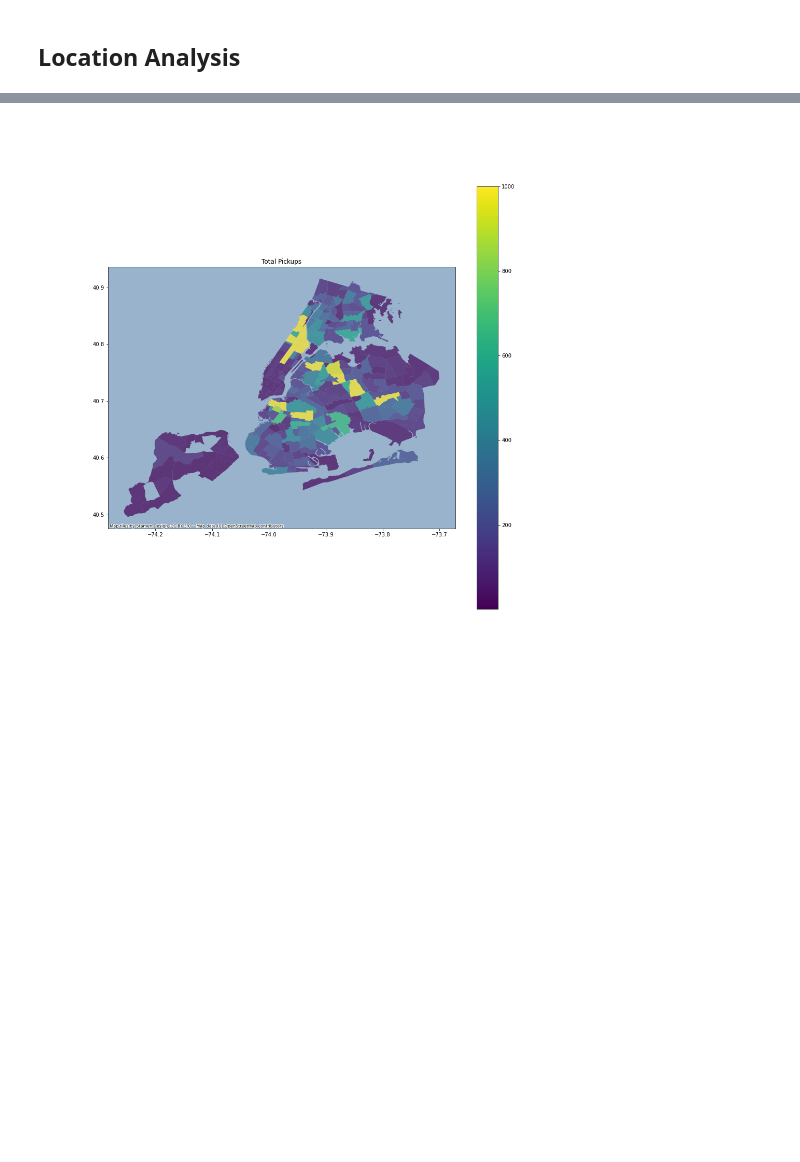
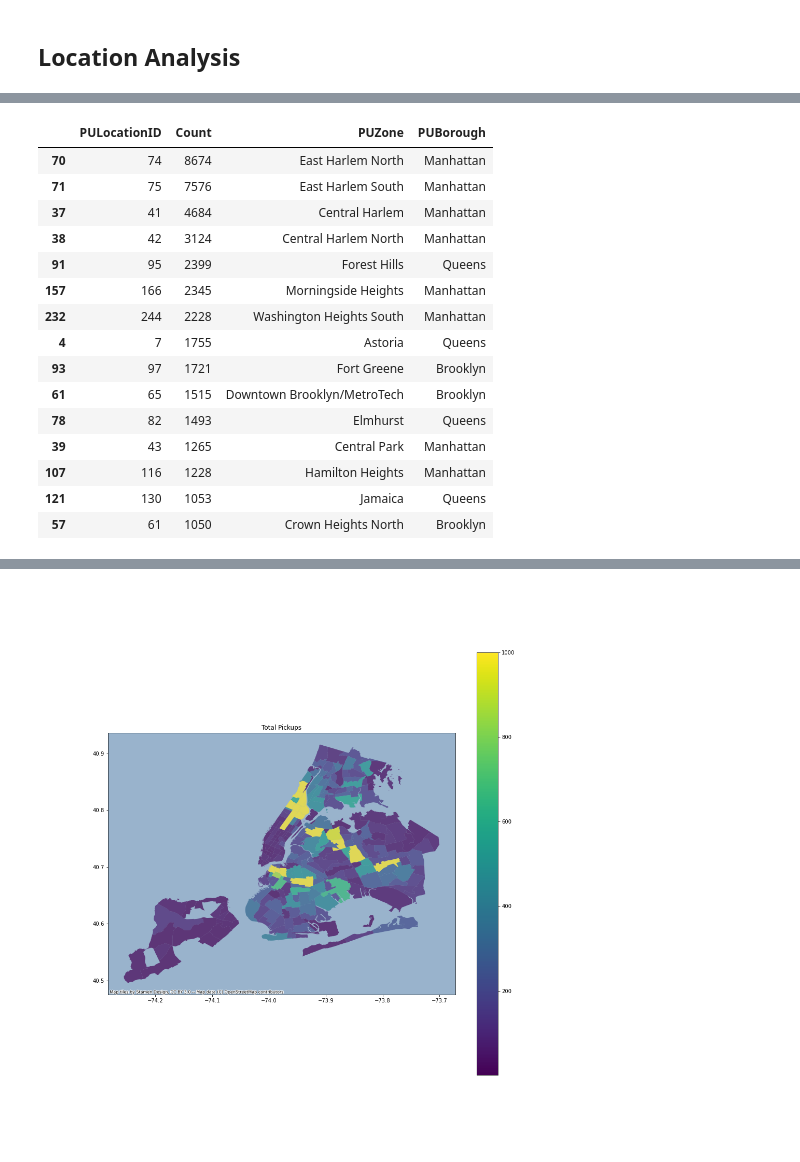
Before and after one commit to UCB-stat-159-s22/hw07-group16, a Jupyter notebook: main.ipynb, the cells around one changed output, grey strips where cells are left out. Cells and saved outputs as stored; diff of their text form; code cells hidden in the pictures; blank space fills up the shorter version.

```diff
--- a/main.ipynb
+++ b/main.ipynb
@@ -134,0 +138,20 @@ Further computations and analysis on this part of the project are visible in the
+# %%
+total_pickups = pd.read_csv('tables/total_pickups.csv')
+total_pickups.sort_values('Count', ascending=False).head(15)
+# %% [output]
+|  | PULocationID | Count | PUZone | PUBorough |
+| 70 | 74 | 8674 | East Harlem North | Manhattan |
+| 71 | 75 | 7576 | East Harlem South | Manhattan |
+| 37 | 41 | 4684 | Central Harlem | Manhattan |
+| 38 | 42 | 3124 | Central Harlem North | Manhattan |
+| 91 | 95 | 2399 | Forest Hills | Queens |
+| 157 | 166 | 2345 | Morningside Heights | Manhattan |
+| 232 | 244 | 2228 | Washington Heights South | Manhattan |
+| 4 | 7 | 1755 | Astoria | Queens |
+| 93 | 97 | 1721 | Fort Greene | Brooklyn |
+| 61 | 65 | 1515 | Downtown Brooklyn/MetroTech | Brooklyn |
+| 78 | 82 | 1493 | Elmhurst | Queens |
+| 39 | 43 | 1265 | Central Park | Manhattan |
+| 107 | 116 | 1228 | Hamilton Heights | Manhattan |
+| 121 | 130 | 1053 | Jamaica | Queens |
+| 57 | 61 | 1050 | Crown Heights North | Brooklyn |
```
Also changed, not shown: parts of 12 cells of this notebook, 8 other files.
